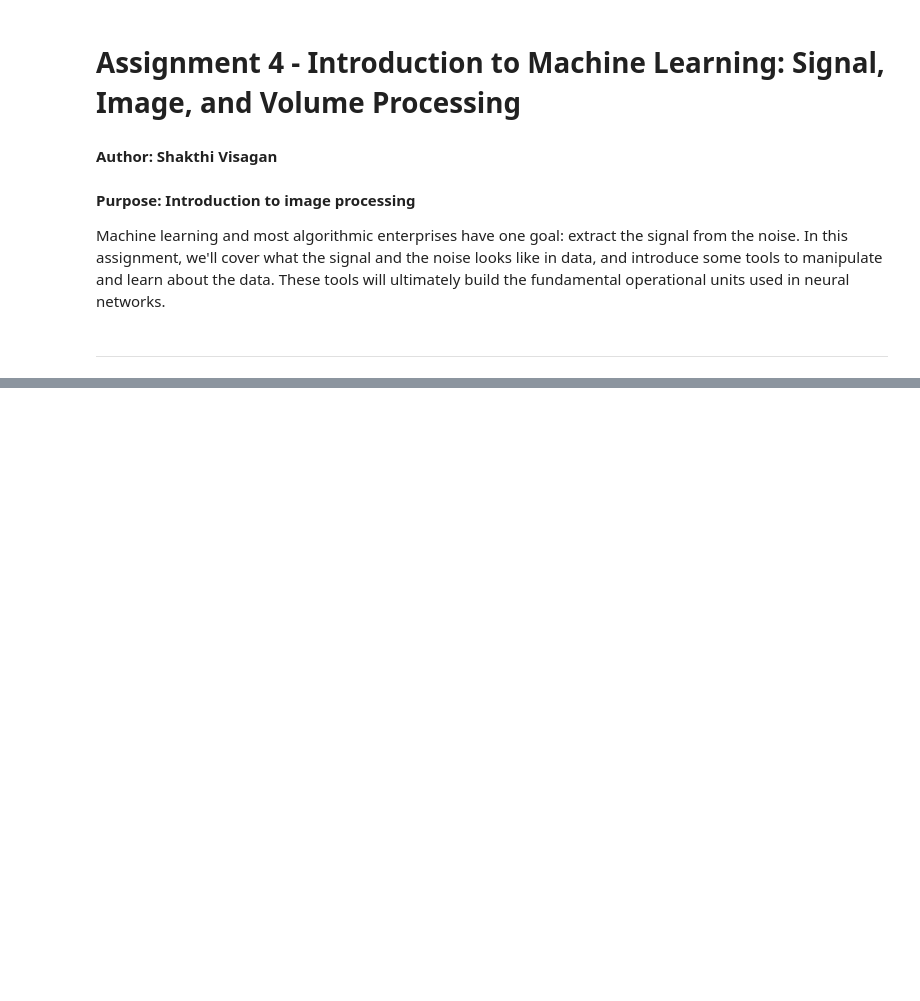
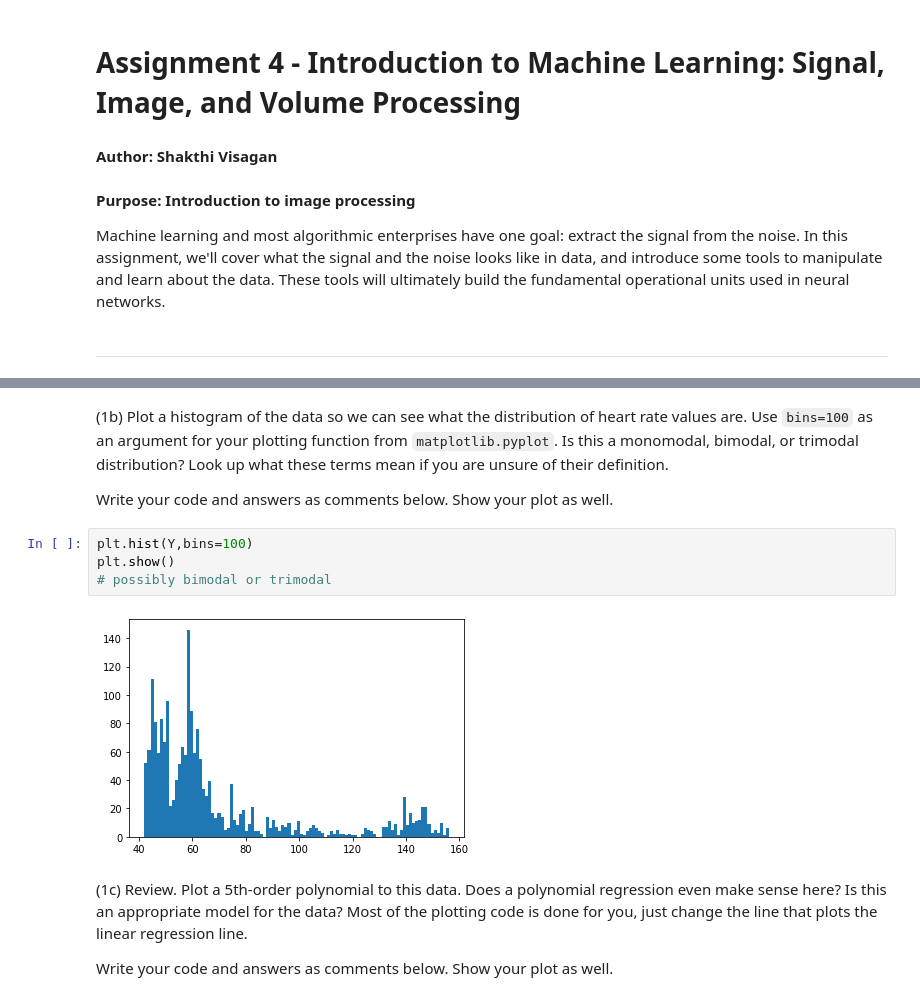
Before and after one commit to shak360/Lab-Training, a Jupyter notebook: Module_2_Python-ML/Assignment_4/svisagan/Assignment_4.ipynb, the cells around one changed output, grey strips where cells are left out. Cells and saved outputs as stored; diff of their text form; blank space fills up the shorter version.

```diff
--- a/Module_2_Python-ML/Assignment_4/svisagan/Assignment_4.ipynb
+++ b/Module_2_Python-ML/Assignment_4/svisagan/Assignment_4.ipynb
@@ -30,0 +43,14 @@ plt.show()
+# %% [markdown]
+(1b) Plot a histogram of the data so we can see what the distribution of heart rate values are. Use `bins=100` as an argument for your plotting function from `matplotlib.pyplot`. Is this a monomodal, bimodal, or trimodal distribution? Look up what these terms mean if you are unsure of their definition.
+
+Write your code and answers as comments below. Show your plot as well.
+# %%
+plt.hist(Y,bins=100)
+plt.show()
+# possibly bimodal or trimodal
+# %% [output]
+[figure, added]
+# %% [markdown]
+(1c) Review. Plot a 5th-order polynomial to this data. Does a polynomial regression even make sense here? Is this an appropriate model for the data? Most of the plotting code is done for you, just change the line that plots the linear regression line.
+
+Write your code and answers as comments below. Show your plot as well.
```
Also changed, not shown: parts of 6 cells of this notebook, 1 other file.
